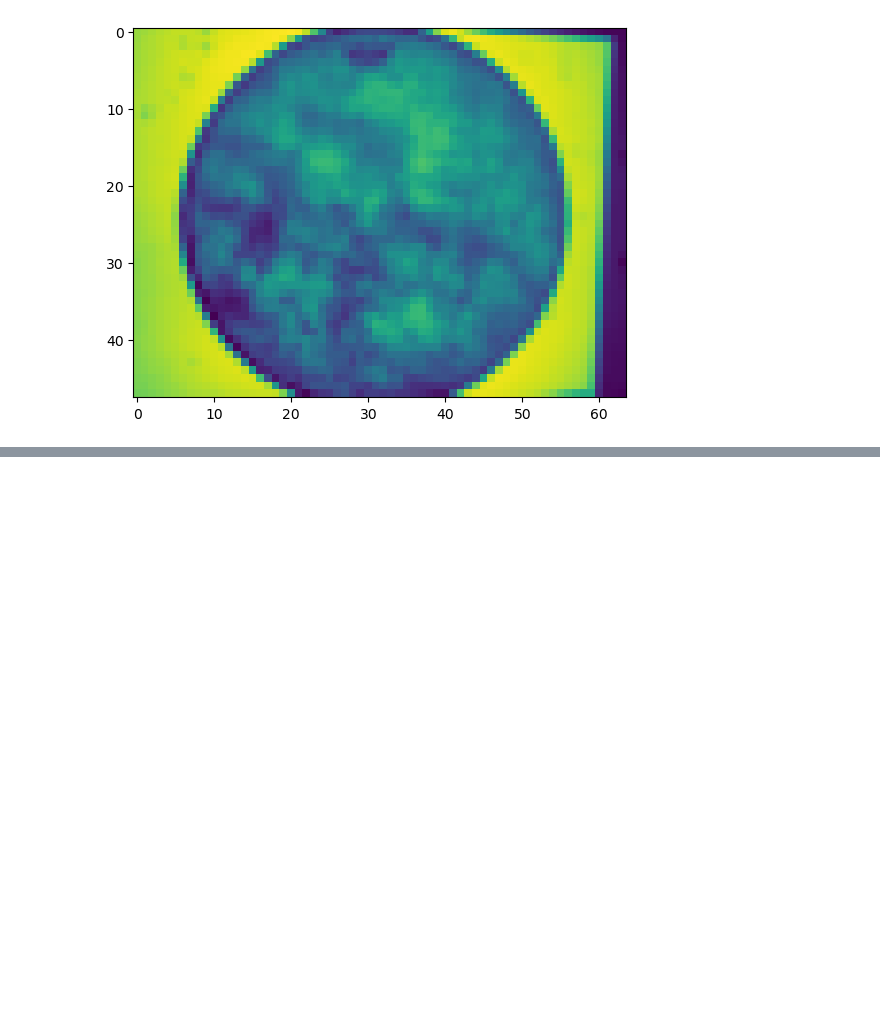
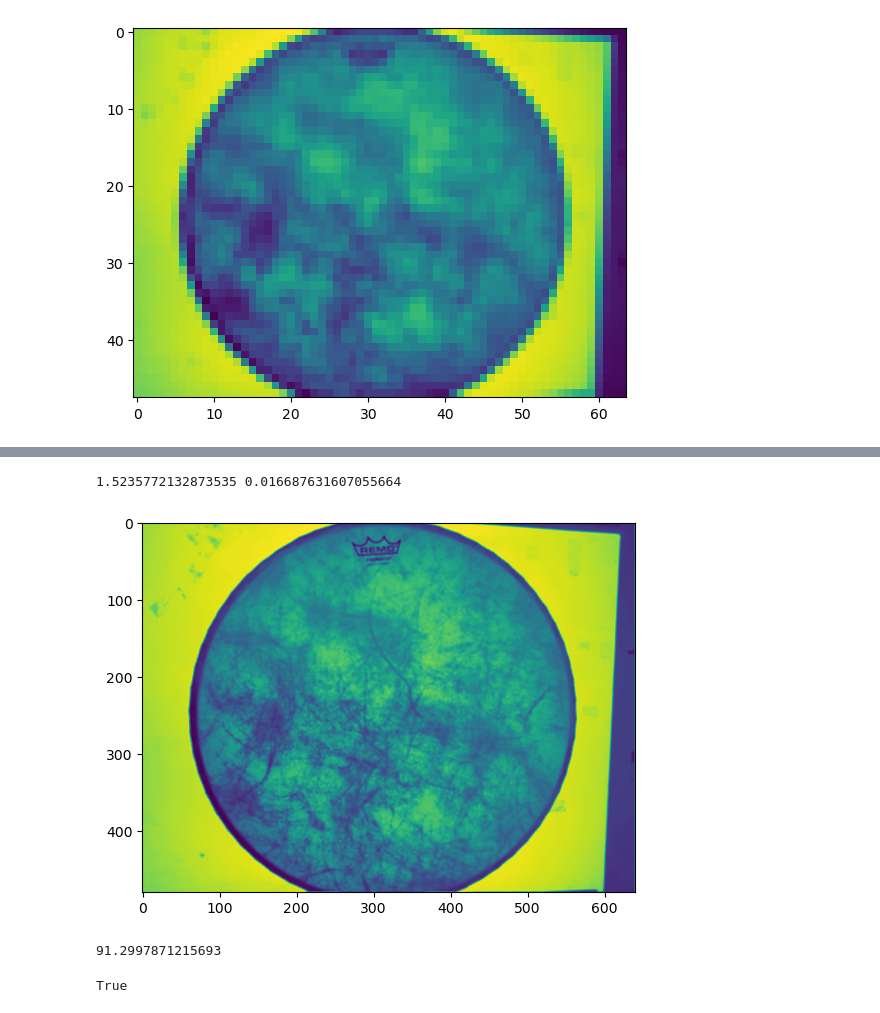
Before and after one commit to wernst24/bobdiffusion, a Jupyter notebook: experiment.ipynb, the cells around one changed output, grey strips where cells are left out. Drawn from its saved outputs; the diff is of its cells as text; code cells hidden in the pictures; blank space fills up the shorter version.

```diff
--- a/experiment.ipynb
+++ b/experiment.ipynb
@@ -98,0 +78,20 @@ for r in range(r_bounds):
+# %%
+# runtime comparison
+import time
+t0 = time.time()
+blur_drumhead = diffuse(drum_gray, 3, linear_diffusion_step, 1)
+t1 = time.time()
+blur_drumhead_faster = diffuse(drum_gray, 3, linear_diffusion_step_smarter, 1)
+t2 = time.time()
+plt.imshow(blur_drumhead)
+print(t1 - t0, t2 - t1)
+# %% [output]
+1.5235772132873535 0.016687631607055664
+[figure, added]
+# %%
+# Note: while both methods yield the same result, using numpy is orders of magnitude faster :)
+print((t1-t0)/(t2-t1))
+(blur_drumhead == blur_drumhead_faster).all()
+# %% [output]
+91.2997871215693
+True
```
Also changed, not shown: parts of 9 cells of this notebook.
